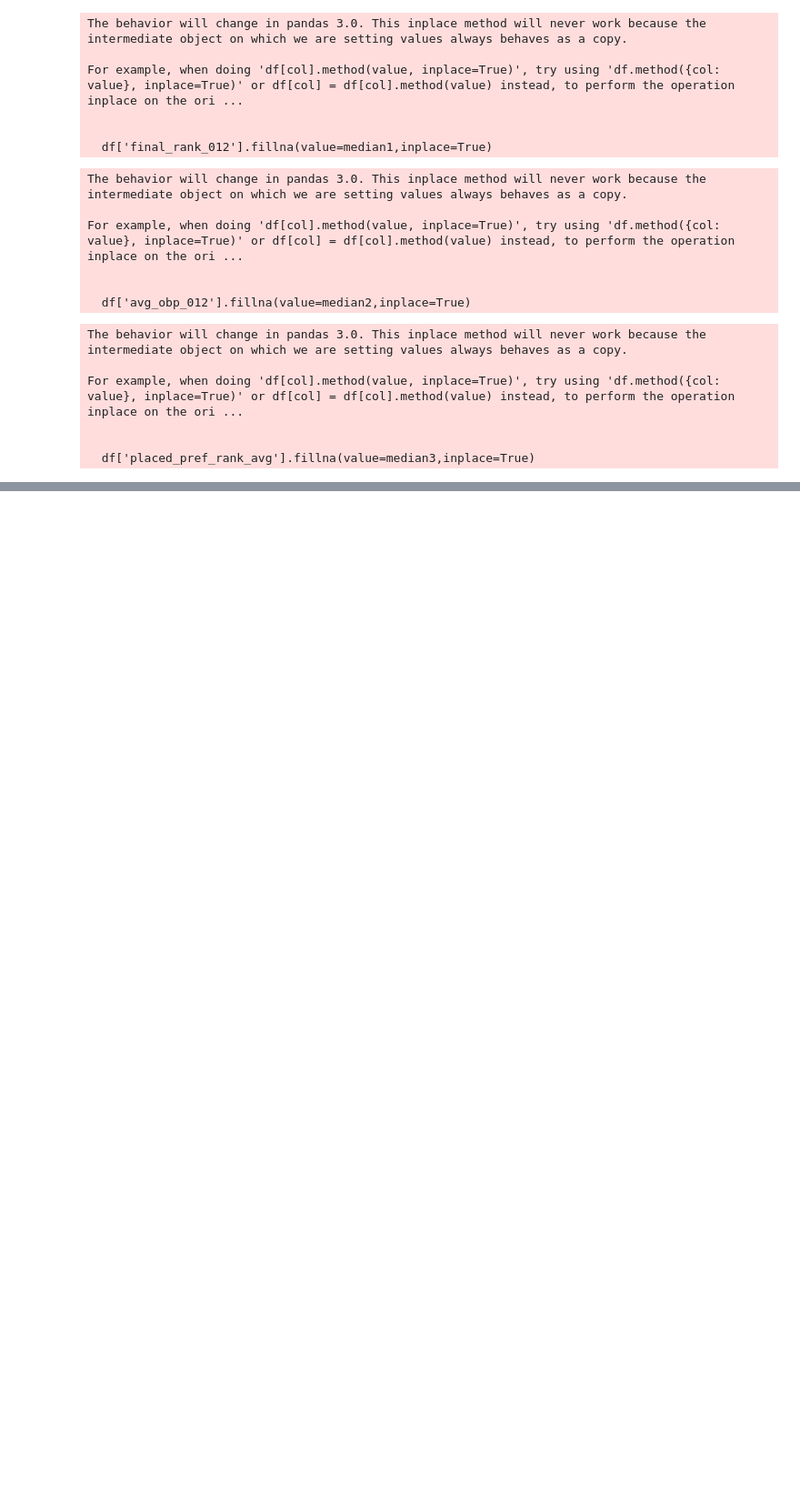
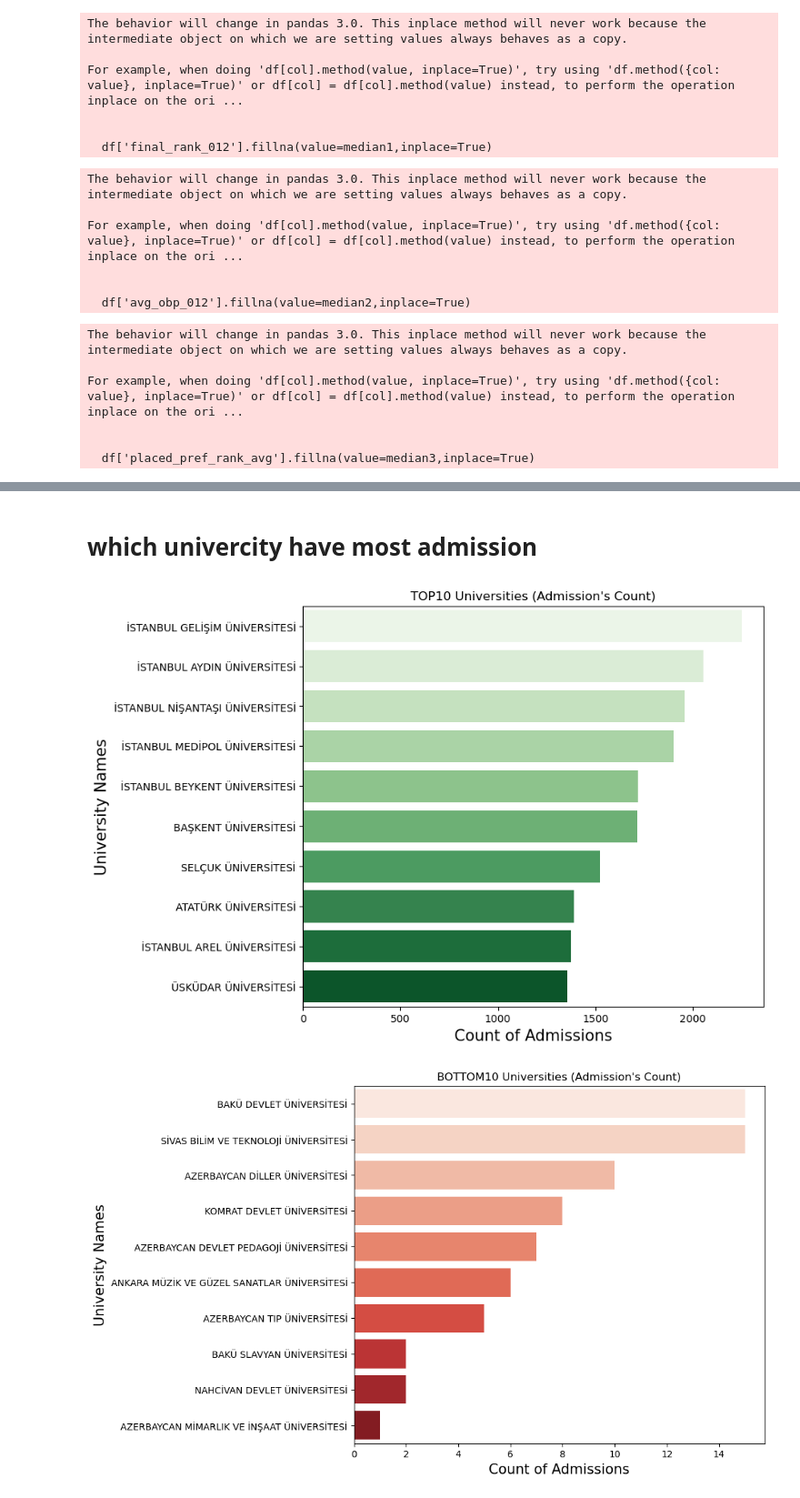
Before and after one commit to nikitagh712-ai/Turkish-Admission-EDA, a Jupyter notebook: eda1.ipynb, the cells around one changed output, grey strips where cells are left out. Shown: that part at 91% size. Saved outputs shown, nothing was run; the diff lists cells and outputs as text; code cells hidden in the pictures; blank space fills up the shorter version.

```diff
--- a/eda1.ipynb
+++ b/eda1.ipynb
@@ -225,0 +293,21 @@ For example, when doing 'df[col].method(value, inplace=True)', try using 'df.met
+# %% [markdown]
+# which univercity have most admission
+# %%
+yoa=df.groupby('university_name')['university_name'].size().rename('coa').reset_index()
+yoa.sort_values(by='coa',ascending=False, inplace=True)
+# %%
+plt.figure(figsize=(8,7))
+sns.barplot(y=yoa['university_name'].head(10),x=yoa['coa'].head(10),palette='Greens',hue=yoa['university_name'].head(10))
+plt.title("TOP10 Universities (Admission's Count)")
+plt.ylabel('University Names',fontdict={'weight':'normal','size':'15'})
+plt.xlabel('Count of Admissions',fontdict={'weight':'normal','size':'15'})
+plt.show()
+plt.figure(figsize=(8,7))
+sns.barplot(y=yoa['university_name'].tail(10),x=yoa['coa'].tail(10),palette='Reds',hue=yoa['university_name'].tail(10))
+plt.title("BOTTOM10 Universities (Admission's Count)")
+plt.ylabel('University Names',fontdict={'weight':'normal','size':'15'})
+plt.xlabel('Count of Admissions',fontdict={'weight':'normal','size':'15'})
+plt.show()
+# %% [output]
+[figure, added]
+[figure, added]
```
Also changed, not shown: parts of 29 cells of this notebook.
